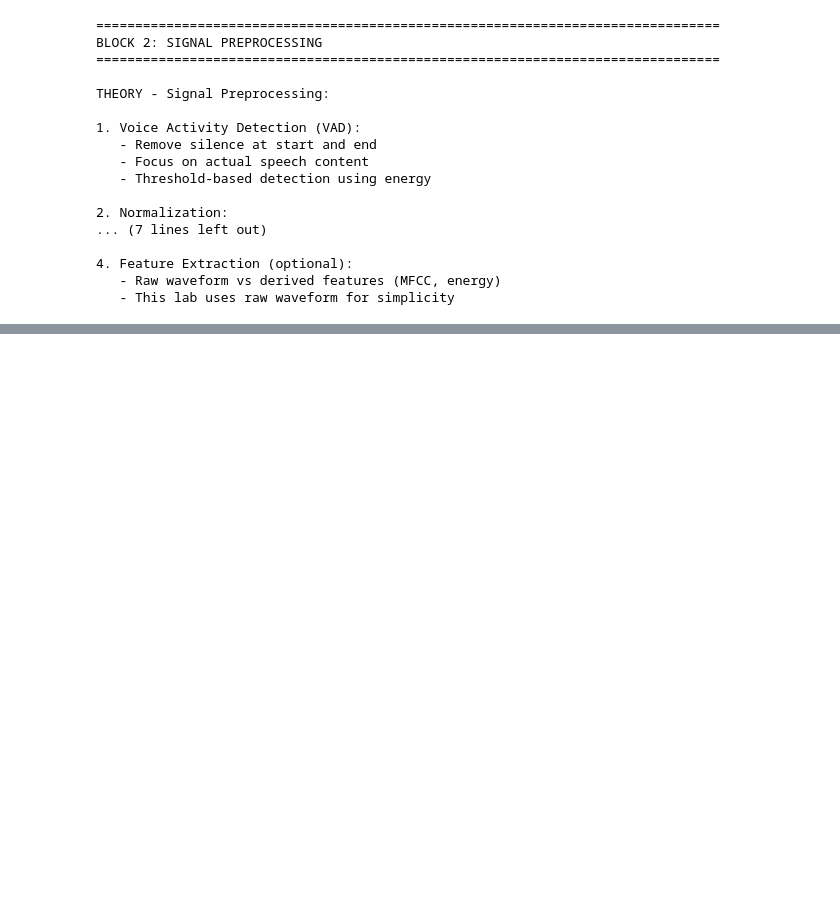
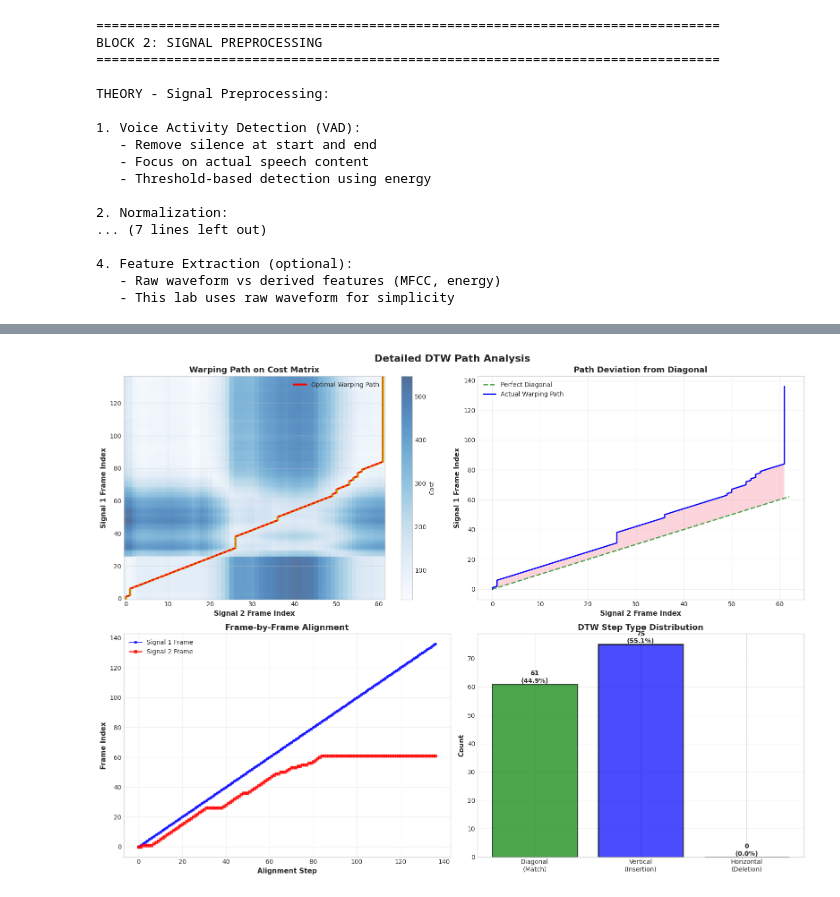
Before and after one commit to kelvinprabhu/Speech-Processing-AIML, a Jupyter notebook: Lab Question VII: Discrete time wrapping algorithm /SPR_lAB-7.ipynb, the cells around one changed output, grey strips where cells are left out. Cells and saved outputs as stored; diff of their text form; code cells hidden in the pictures; blank space fills up the shorter version.

```diff
--- a/Lab Question VII: Discrete time wrapping algorithm /SPR_lAB-7.ipynb
+++ b/Lab Question VII: Discrete time wrapping algorithm /SPR_lAB-7.ipynb
@@ -830,0 +713,84 @@ To use your own recordings:
+# %%
+# Detailed visualization of the warping path
+fig, axes = plt.subplots(2, 2, figsize=(16, 12))
+
+# Plot 1: Warping path on cost matrix
+ax1 = axes[0, 0]
+im1 = ax1.imshow(dtw_mfcc.cost_matrix, cmap='Blues', aspect='auto', origin='lower', alpha=0.7)
+ax1.plot(path_array_mfcc[:, 1], path_array_mfcc[:, 0],
+        'r-', linewidth=3, label='Optimal Warping Path')
+ax1.plot(path_array_mfcc[:, 1], path_array_mfcc[:, 0],
+        'yo', markersize=3, alpha=0.5)
+ax1.set_xlabel('Signal 2 Frame Index', fontsize=11, fontweight='bold')
+ax1.set_ylabel('Signal 1 Frame Index', fontsize=11, fontweight='bold')
+ax1.set_title('Warping Path on Cost Matrix', fontsize=13, fontweight='bold')
+ax1.legend(fontsize=10)
+ax1.grid(True, alpha=0.3)
+plt.colorbar(im1, ax=ax1, label='Cost')
+
+# Plot 2: Path deviation from diagonal
+ax2 = axes[0, 1]
+diagonal_line = np.linspace(0, min(mfcc1.shape[0], mfcc2.shape[0]), 100)
+ax2.plot(diagonal_line, diagonal_line, 'g--', linewidth=2, label='Perfect Diagonal', alpha=0.7)
+ax2.plot(path_array_mfcc[:, 1], path_array_mfcc[:, 0],
+        'b-', linewidth=2, label='Actual Warping Path')
+ax2.fill_between(path_array_mfcc[:, 1], path_array_mfcc[:, 0],
+                 path_array_mfcc[:, 1], alpha=0.3)
+ax2.set_xlabel('Signal 2 Frame Index', fontsize=11, fontweight='bold')
+ax2.set_ylabel('Signal 1 Frame Index', fontsize=11, fontweight='bold')
+ax2.set_title('Path Deviation from Diagonal', fontsize=13, fontweight='bold')
+ax2.legend(fontsize=10)
+ax2.grid(True, alpha=0.3)
+
+# Plot 3: Frame-by-frame alignment
+ax3 = axes[1, 0]
+frame_indices = np.arange(len(dtw_path_mfcc))
+ax3.plot(frame_indices, path_array_mfcc[:, 0], 'b-', linewidth=2,
+        marker='o', markersize=4, label='Signal 1 Frame', alpha=0.7)
+ax3.plot(frame_indices, path_array_mfcc[:, 1], 'r-', linewidth=2,
+        marker='s', markersize=4, label='Signal 2 Frame', alpha=0.7)
+ax3.set_xlabel('Alignment Step', fontsize=11, fontweight='bold')
+ax3.set_ylabel('Frame Index', fontsize=11, fontweight='bold')
+ax3.set_title('Frame-by-Frame Alignment', fontsize=13, fontweight='bold')
+ax3.legend(fontsize=10)
+ax3.grid(True, alpha=0.3)
+
+# Plot 4: Step sizes in the path
+ax4 = axes[1, 1]
+step_types = []
+for i in range(1, len(dtw_path_mfcc)):
+    di = path_array_mfcc[i, 0] - path_array_mfcc[i-1, 0]
+    dj = path_array_mfcc[i, 1] - path_array_mfcc[i-1, 1]
+    if di == 1 and dj == 1:
+        step_types.append(0)  # Diagonal
+    elif di == 1 and dj == 0:
+        step_types.append(1)  # Vertical
+    else:
+        step_types.append(2)  # Horizontal
+
+step_counts = [step_types.count(i) for i in range(3)]
+step_labels = ['Diagonal\n(Match)', 'Vertical\n(Insertion)', 'Horizontal\n(Deletion)']
+colors = ['green', 'blue', 'red']
+
+bars = ax4.bar(step_labels, step_counts, color=colors, alpha=0.7, edgecolor='black', linewidth=2)
+ax4.set_ylabel('Count', fontsize=11, fontweight='bold')
+ax4.set_title('DTW Step Type Distribution', fontsize=13, fontweight='bold')
+ax4.grid(axis='y', alpha=0.3)
+
+# Add value labels on bars
+for bar, count in zip(bars, step_counts):
+    height = bar.get_height()
+    ax4.text(bar.get_x() + bar.get_width()/2., height,
+            f'{count}\n({count/sum(step_counts)*100:.1f}%)',
+            ha='center', va='bottom', fontsize=10, fontweight='bold')
+
+plt.suptitle('Detailed DTW Path Analysis', fontsize=16, fontweight='bold')
+plt.tight_layout()
+plt.show()
+
+print(f"\nPath Statistics:")
+print(f"  - Diagonal steps (matches): {step_counts[0]} ({step_counts[0]/sum(step_counts)*100:.1f}%)")
+print(f"  - Vertical steps (insertions): {step_counts[1]} ({step_counts[1]/sum(step_counts)*100:.1f}%)")
+print(f"  - Horizontal steps (deletions): {step_counts[2]} ({step_counts[2]/sum(step_counts)*100:.1f}%)")
+# %% [output]
+[figure, added]
```
Also changed, not shown: parts of 20 cells of this notebook, 7 other files.
